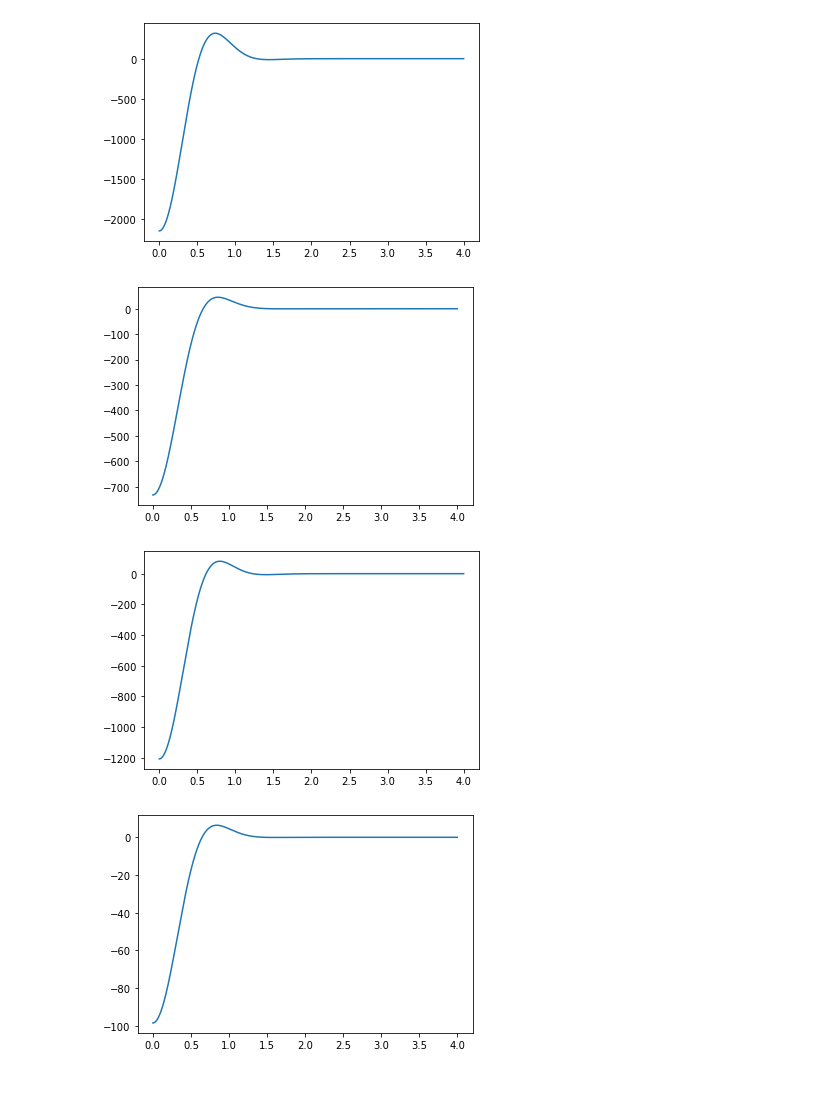
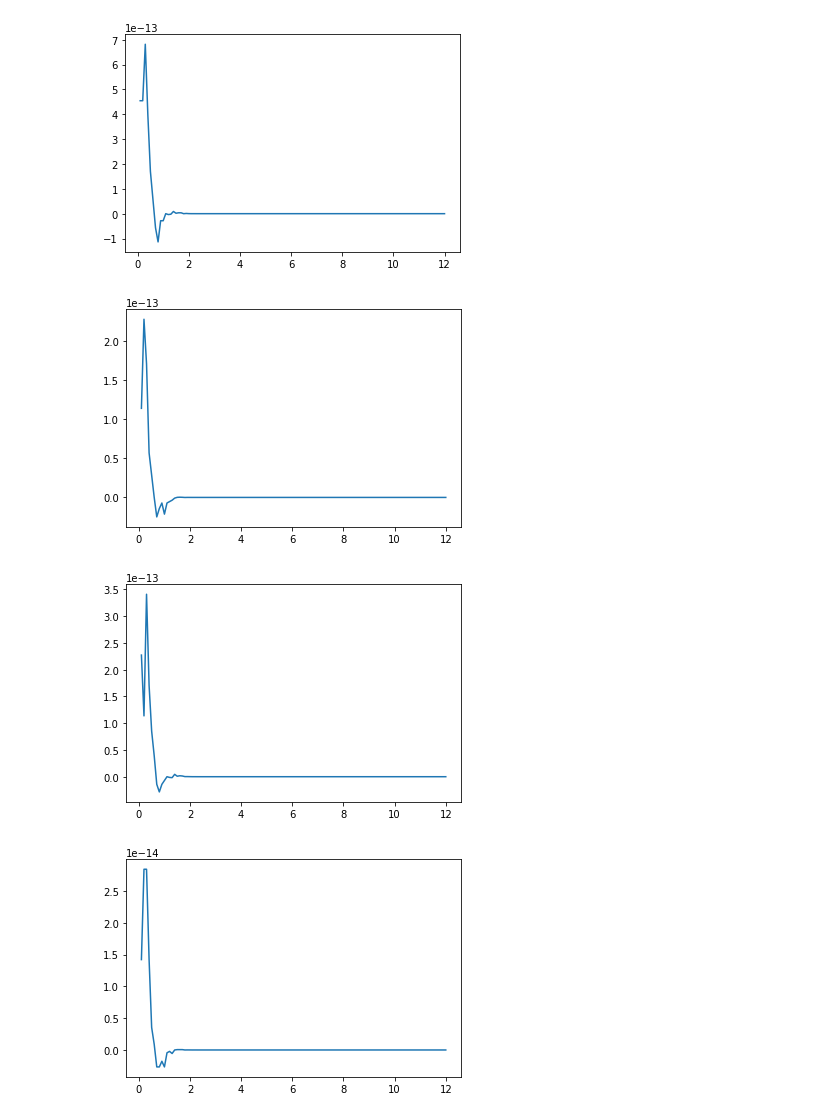
Before and after one commit to rnavarroperez/nn-scattering-fit, a Jupyter notebook: src/notebooks/short_range_chiral_pot.ipynb, the cells around one changed output. Drawn from its saved outputs; the diff is of its cells as text; code cells hidden in the pictures; blank space fills up the shorter version.

Commit message:
added code for testing the fortran implementation of the short-range potentials against the python. The differences in the two implementations are now around E-13.

```diff
--- a/src/notebooks/short_range_chiral_pot.ipynb
+++ b/src/notebooks/short_range_chiral_pot.ipynb
@@ -102,22 +164,29 @@ def v_b_T(r):
 # %%
-r = np.arange(0.001, 4, 0.001)
-plt.plot(r, v_c(r))
+short_range_chiral = np.loadtxt('../short_range_chiral.dat', unpack=True)
+r = short_range_chiral[0]
+plt.plot(r, short_range_chiral[1]-v_c(r))
 plt.show()
 # %% [output]
-[figure, old version]
+[figure, new version]
 # %%
-plt.plot(r, v_tau(r))
+short_range_chiral = np.loadtxt('../short_range_chiral.dat', unpack=True)
+r = short_range_chiral[0]
+plt.plot(r, short_range_chiral[2]-v_tau(r))
 plt.show()
 # %% [output]
-[figure, old version]
+[figure, new version]
 # %%
-plt.plot(r, v_sigma(r))
+short_range_chiral = np.loadtxt('../short_range_chiral.dat', unpack=True)
+r = short_range_chiral[0]
+plt.plot(r, short_range_chiral[3]-v_sigma(r))
 plt.show()
 # %% [output]
-[figure, old version]
+[figure, new version]
 # %%
-plt.plot(r, v_sigma_tau(r))
+short_range_chiral = np.loadtxt('../short_range_chiral.dat', unpack=True)
+r = short_range_chiral[0]
+plt.plot(r, short_range_chiral[4]-v_sigma_tau(r))
 plt.show()
 # %% [output]
-[figure, old version]
+[figure, new version]
 # %%
```
Also changed, not shown: parts of 18 cells of this notebook.
